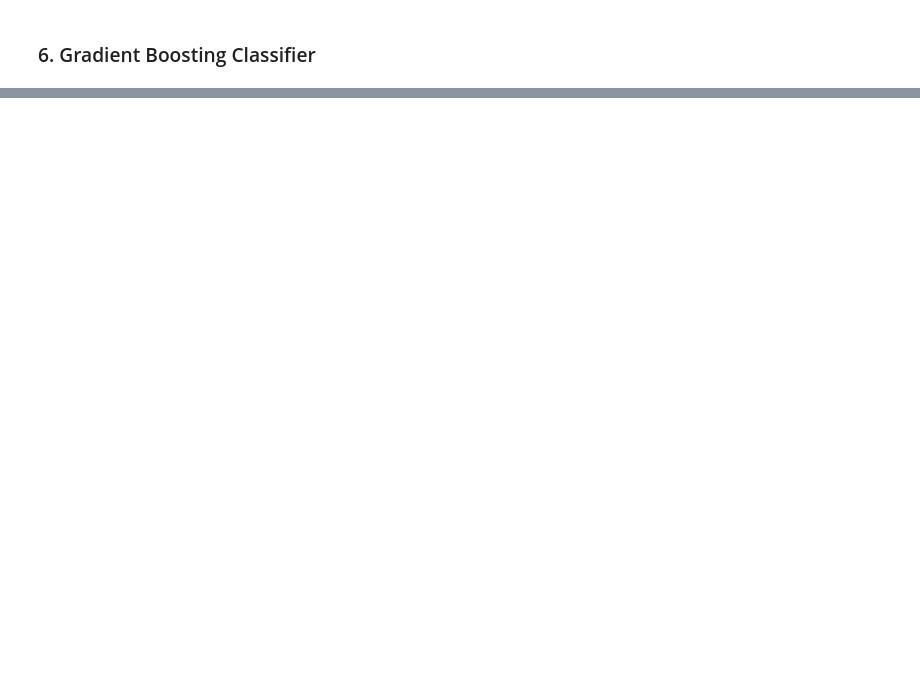
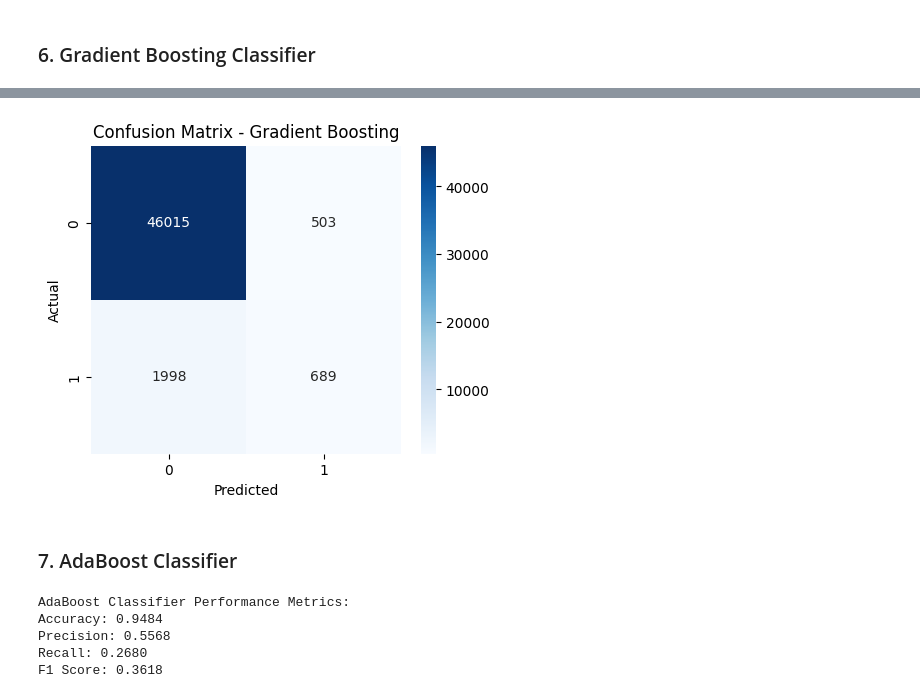
Before and after one commit to ParthGadekar0631/Heart_Disease_Prediction, a Jupyter notebook: Heart_Disease_Prediction.ipynb, the cells around one changed output, grey strips where cells are left out. Saved outputs shown, nothing was run; the diff lists cells and outputs as text; code cells hidden in the pictures; blank space fills up the shorter version.

```diff
--- a/Heart_Disease_Prediction.ipynb
+++ b/Heart_Disease_Prediction.ipynb
@@ -368,7 +473,7 @@ plt.show()
 # %%
 # Initialize and train the Ridge Regression Model
 gb = GradientBoostingClassifier()
-gb.fit(X_train, y_train)
+gb.fit(X_train, Y_train)
 
 # Make predictions
 y_pred_gb = gb.predict(X_test)
@@ -388,7 +499,12 @@ print(f"F1-Score: {f1_gb:.4f}")
 # %%
 # Plotting the actual vs predicted values
-cm = confusion_matrix(y_test, y_pred_gb)
-disp = ConfusionMatrixDisplay(confusion_matrix=cm)
-disp.plot(cmap='Blues')
+plt.figure(figsize=(5, 4))
+sns.heatmap(confusion_matrix(Y_test, y_pred_gb), annot=True, fmt='d', cmap='Blues')
+plt.xlabel("Predicted")
+plt.ylabel("Actual")
 plt.title("Confusion Matrix - Gradient Boosting")
 plt.show()
+# %% [output]
+[figure, added]
+# %% [markdown]
+### 7. AdaBoost Classifier
@@ -394,0 +524,13 @@ plt.show()
+# %%
+# Print the results of Model Evalution
+print("AdaBoost Classifier Performance Metrics:")
+print(f"Accuracy: {acc_ada:.4f}")
+print(f"Precision: {prec_ada:.4f}")
+print(f"Recall: {recall_ada:.4f}")
+print(f"F1 Score: {f1_ada:.4f}")
+# %% [output]
+AdaBoost Classifier Performance Metrics:
+Accuracy: 0.9484
+Precision: 0.5568
+Recall: 0.2680
+F1 Score: 0.3618
```
Also changed, not shown: parts of 28 cells of this notebook.
